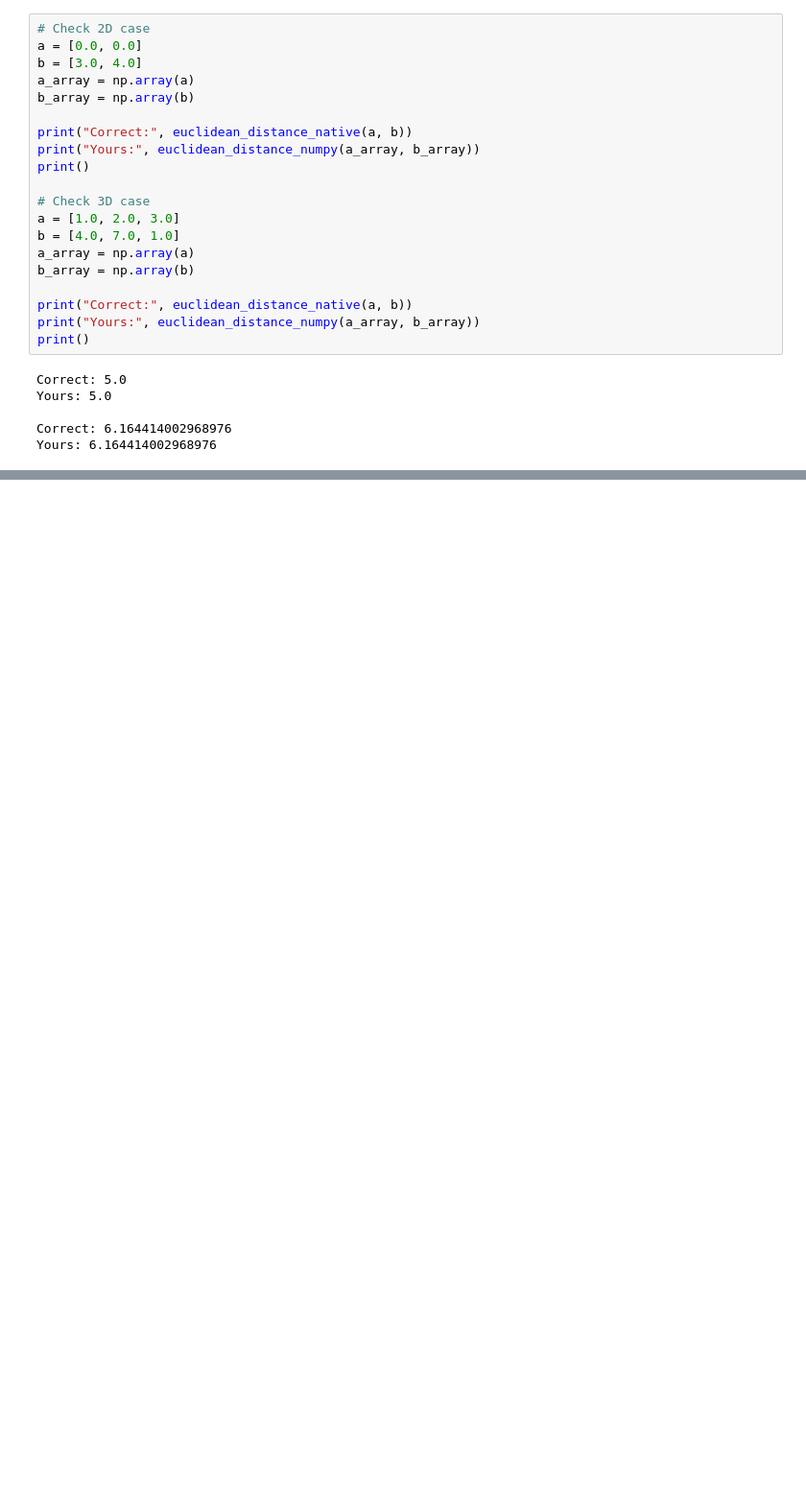
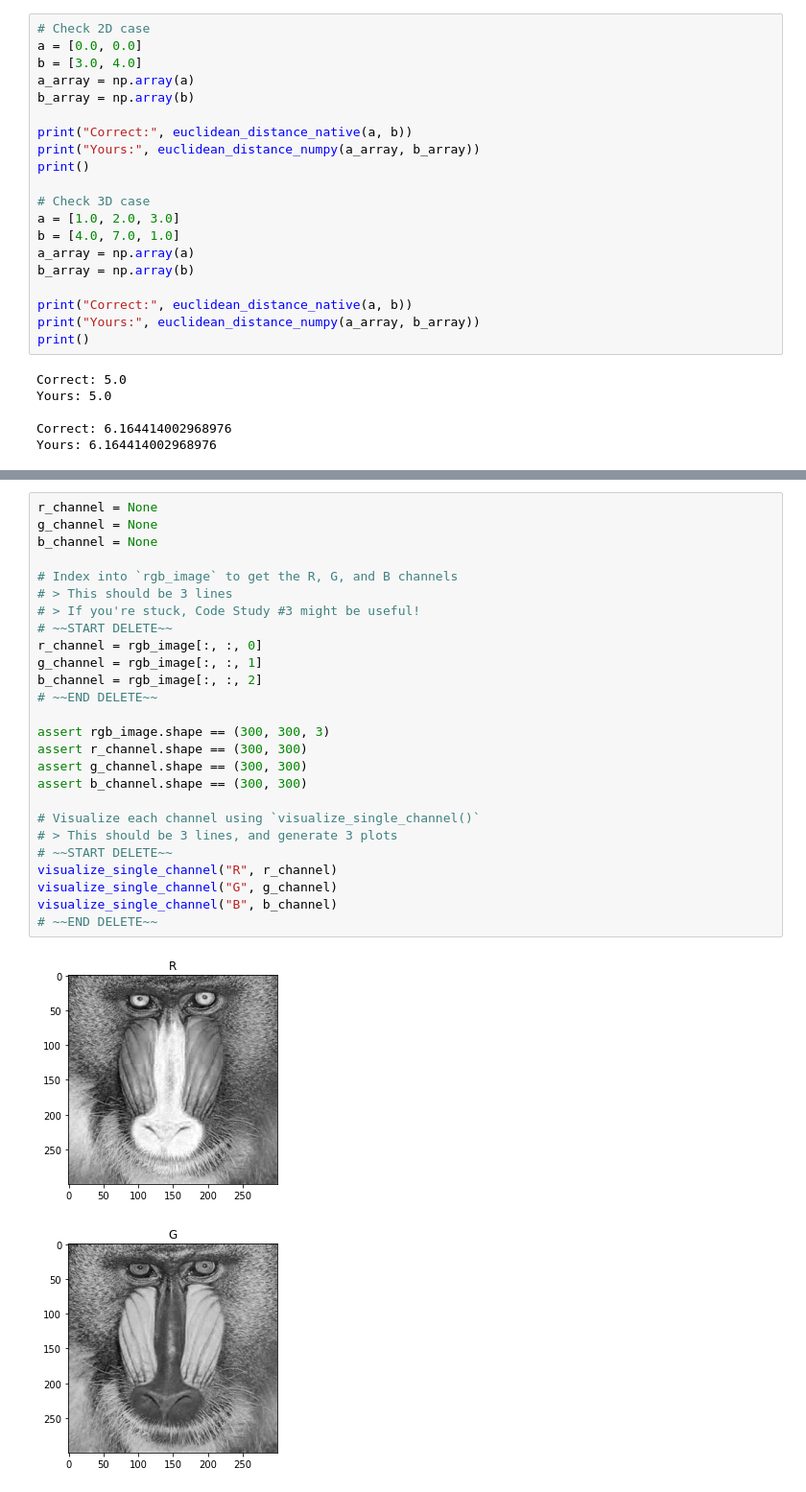
Before and after one commit to brentyi/ai4all_robotics_2020, a Jupyter notebook: cv1.ipynb, the cells around one changed output, grey strips where cells are left out. Shown at 96% size. Drawn from its saved outputs; the diff is of its cells as text; blank space fills up the shorter version.

```diff
--- a/cv1.ipynb
+++ b/cv1.ipynb
@@ -257,0 +389,29 @@ euclidean_distance_numpy runtime (milliseconds):  20.931005477905273
+# %%
+r_channel = None
+g_channel = None
+b_channel = None
+
+# Index into `rgb_image` to get the R, G, and B channels
+# > This should be 3 lines
+# > If you're stuck, Code Study #3 might be useful!
+# ~~START DELETE~~
+r_channel = rgb_image[:, :, 0]
+g_channel = rgb_image[:, :, 1]
+b_channel = rgb_image[:, :, 2]
+# ~~END DELETE~~
+
+assert rgb_image.shape == (300, 300, 3)
+assert r_channel.shape == (300, 300)
+assert g_channel.shape == (300, 300)
+assert b_channel.shape == (300, 300)
+
+# Visualize each channel using `visualize_single_channel()`
+# > This should be 3 lines, and generate 3 plots
+# ~~START DELETE~~
+visualize_single_channel("R", r_channel)
+visualize_single_channel("G", g_channel)
+visualize_single_channel("B", b_channel)
+# ~~END DELETE~~
+# %% [output]
+[figure, added]
+[figure, added]
```
Also changed, not shown: parts of 35 cells of this notebook, 2 other files.
